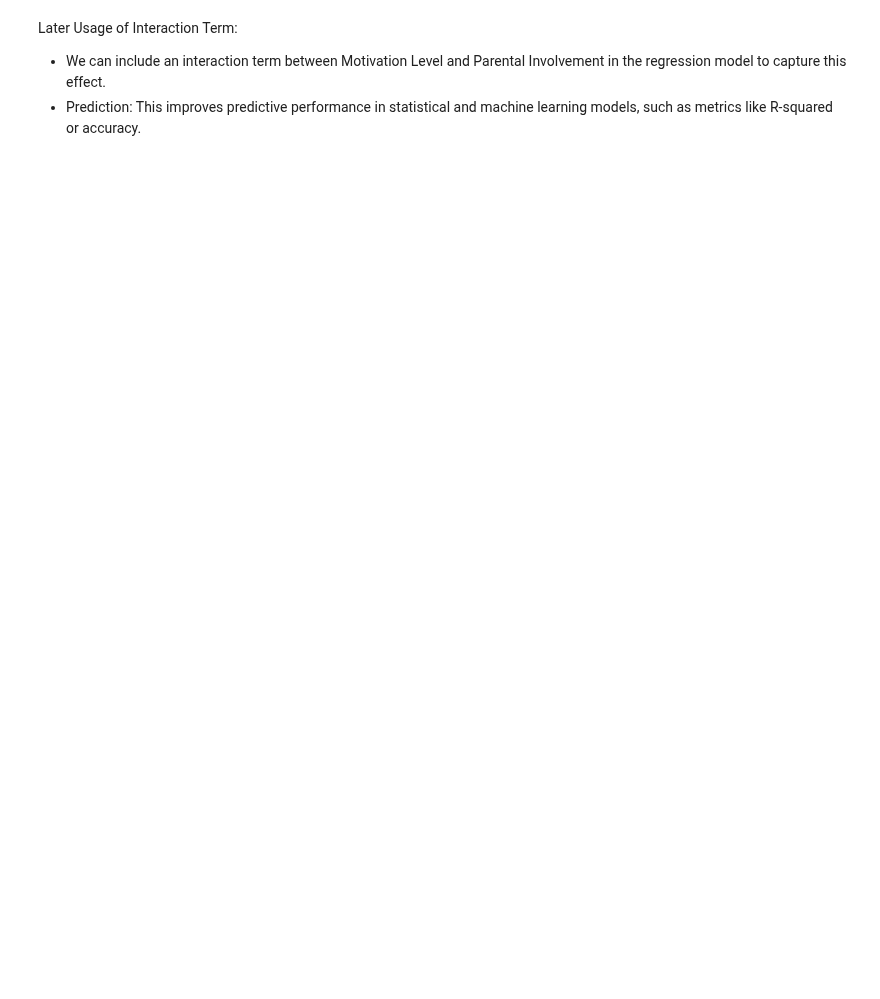
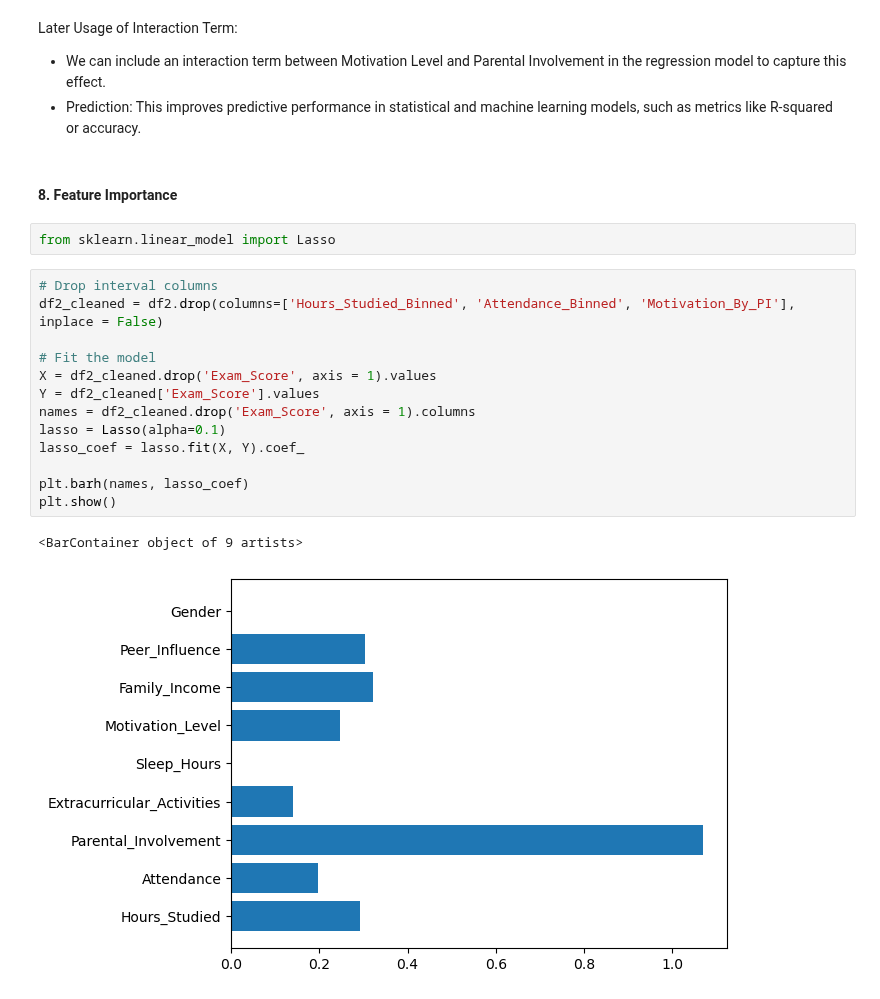
Before and after one commit to setarehsalkhi/OMIS-114-Project, a Jupyter notebook: CleanedData.ipynb, the cells around one changed output. Cells and saved outputs as stored; diff of their text form; blank space fills up the shorter version.

Commit message:
feature importance

```diff
--- a/CleanedData.ipynb
+++ b/CleanedData.ipynb
@@ -605,3 +605,23 @@ df2
 Later Usage of Interaction Term:
 - We can include an interaction term between Motivation Level and Parental Involvement in the regression model to capture this effect.
 - Prediction: This improves predictive performance in statistical and machine learning models, such as metrics like R-squared or accuracy.
+# %% [markdown]
+#### 8. Feature Importance
+# %%
+from sklearn.linear_model import Lasso
+# %%
+# Drop interval columns
+df2_cleaned = df2.drop(columns=['Hours_Studied_Binned', 'Attendance_Binned', 'Motivation_By_PI'], inplace = False)
+
+# Fit the model
+X = df2_cleaned.drop('Exam_Score', axis = 1).values
+Y = df2_cleaned['Exam_Score'].values
+names = df2_cleaned.drop('Exam_Score', axis = 1).columns
+lasso = Lasso(alpha=0.1)
+lasso_coef = lasso.fit(X, Y).coef_
+
+plt.barh(names, lasso_coef)
+plt.show()
+# %% [output]
+<BarContainer object of 9 artists>
+[figure, added]
```
Also changed, not shown: parts of 11 cells of this notebook.
